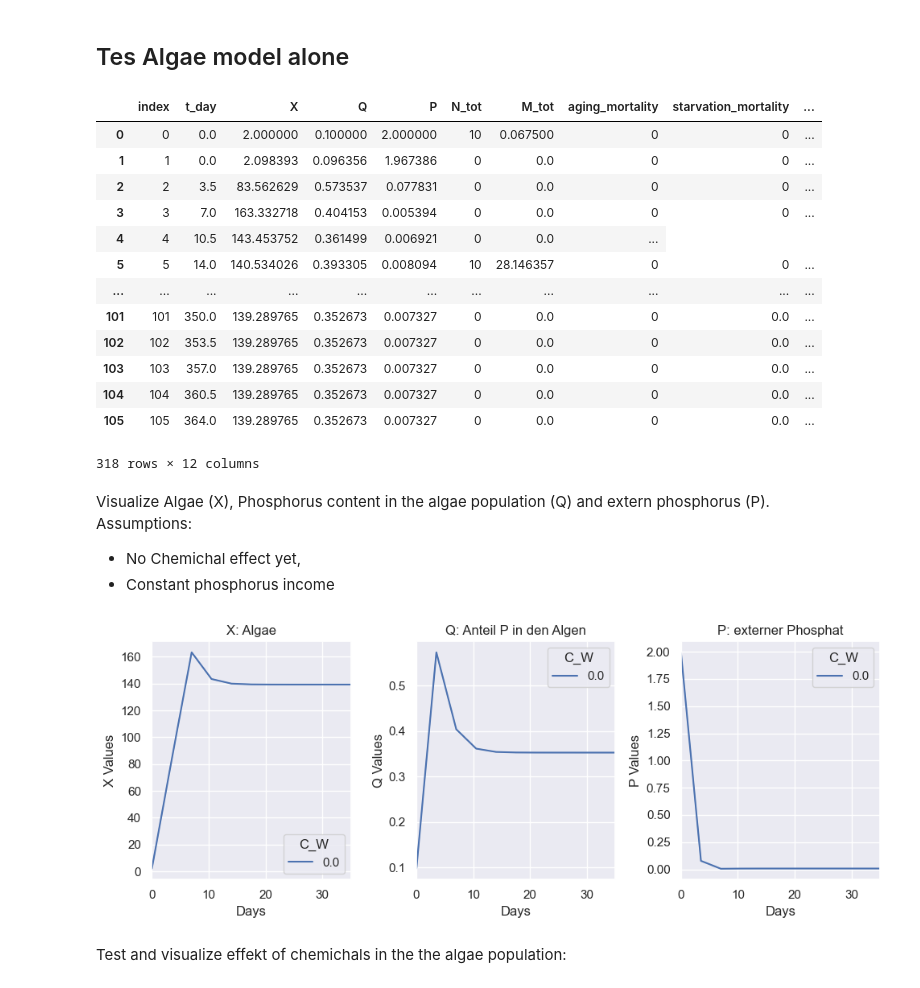
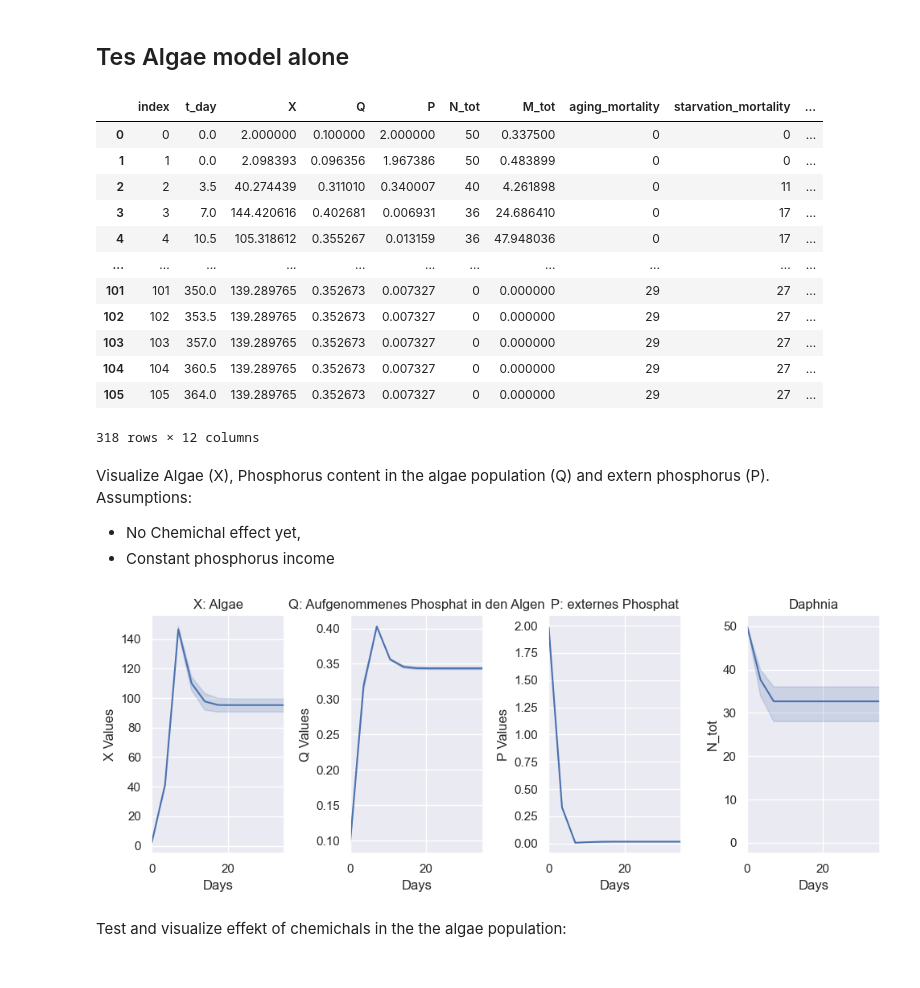
Before and after one commit to Valentin-Schwarz/mempyDEB, a Jupyter notebook: mempyDEB/DEBIBM/algea_model.ipynb, the cells around one changed output. Drawn from its saved outputs; the diff is of its cells as text; code cells hidden in the pictures.

Commit message:
more structure and better plots

```diff
--- a/mempyDEB/DEBIBM/algea_model.ipynb
+++ b/mempyDEB/DEBIBM/algea_model.ipynb
@@ -25,7 +25,7 @@ p.glb['X0'] = 2
 p.glb['P0'] = 2
 p.glb['Pdot_in'] = p.glb['D'] * p.glb['R0']
 #p.glb['tspan'] = (0,14)
-p.glb['N_0']= 0 #No Daphnia
+p.glb['N_0']= 50 #No Daphnia
 #p.glb['data_collection_interval']=1 #in order to track shorter tie intervalls
 #p.glb['tres']=24
 sim_weber = simulate_DEBIBM(p) # runs the baseline model (a variant of DEBkiss)
@@ -33,18 +33,17 @@ mout_weber, aout_weber = sim_weber
 mout_weber
 # %% [output]
 |  | index | t_day | X | Q | P | N_tot | M_tot | aging_mortality | starvation_mortality | ... |
-| 0 | 0 | 0.0 | 2.000000 | 0.100000 | 2.000000 | 10 | 0.067500 | 0 | 0 | ... |
-| 1 | 1 | 0.0 | 2.098393 | 0.096356 | 1.967386 | 0 | 0.0 | 0 | 0 | ... |
-| 2 | 2 | 3.5 | 83.562629 | 0.573537 | 0.077831 | 0 | 0.0 | 0 | 0 | ... |
-| 3 | 3 | 7.0 | 163.332718 | 0.404153 | 0.005394 | 0 | 0.0 | 0 | 0 | ... |
-| 4 | 4 | 10.5 | 143.453752 | 0.361499 | 0.006921 | 0 | 0.0 | ... |
-| 5 | 5 | 14.0 | 140.534026 | 0.393305 | 0.008094 | 10 | 28.146357 | 0 | 0 | ... |
+| 0 | 0 | 0.0 | 2.000000 | 0.100000 | 2.000000 | 50 | 0.337500 | 0 | 0 | ... |
+| 1 | 1 | 0.0 | 2.098393 | 0.096356 | 1.967386 | 50 | 0.483899 | 0 | 0 | ... |
+| 2 | 2 | 3.5 | 40.274439 | 0.311010 | 0.340007 | 40 | 4.261898 | 0 | 11 | ... |
+| 3 | 3 | 7.0 | 144.420616 | 0.402681 | 0.006931 | 36 | 24.686410 | 0 | 17 | ... |
+| 4 | 4 | 10.5 | 105.318612 | 0.355267 | 0.013159 | 36 | 47.948036 | 0 | 17 | ... |
 | ... | ... | ... | ... | ... | ... | ... | ... | ... | ... | ... |
-| 101 | 101 | 350.0 | 139.289765 | 0.352673 | 0.007327 | 0 | 0.0 | 0 | 0.0 | ... |
-| 102 | 102 | 353.5 | 139.289765 | 0.352673 | 0.007327 | 0 | 0.0 | 0 | 0.0 | ... |
-| 103 | 103 | 357.0 | 139.289765 | 0.352673 | 0.007327 | 0 | 0.0 | 0 | 0.0 | ... |
-| 104 | 104 | 360.5 | 139.289765 | 0.352673 | 0.007327 | 0 | 0.0 | 0 | 0.0 | ... |
-| 105 | 105 | 364.0 | 139.289765 | 0.352673 | 0.007327 | 0 | 0.0 | 0 | 0.0 | ... |
+| 101 | 101 | 350.0 | 139.289765 | 0.352673 | 0.007327 | 0 | 0.000000 | 29 | 27 | ... |
+| 102 | 102 | 353.5 | 139.289765 | 0.352673 | 0.007327 | 0 | 0.000000 | 29 | 27 | ... |
+| 103 | 103 | 357.0 | 139.289765 | 0.352673 | 0.007327 | 0 | 0.000000 | 29 | 27 | ... |
+| 104 | 104 | 360.5 | 139.289765 | 0.352673 | 0.007327 | 0 | 0.000000 | 29 | 27 | ... |
+| 105 | 105 | 364.0 | 139.289765 | 0.352673 | 0.007327 | 0 | 0.000000 | 29 | 27 | ... |
 318 rows × 12 columns
 # %% [markdown]
 Visualize Algae (X), Phosphorus content in the algae population (Q) and extern phosphorus (P). <br>
@@ -52,33 +51,40 @@ Assumptions: <br>
 - No Chemichal effect yet, <br>
 - Constant phosphorus income
 # %%
-fig, ax = plt.subplots(ncols = 3, figsize = (10,4))
+fig, ax = plt.subplots(ncols = 4, figsize = (10,4))
 
-sns.lineplot(data=mout_weber, x='t_day',y='X', ax= ax[0], hue='C_W' )
+sns.lineplot(data=mout_weber, x='t_day',y='X', ax= ax[0])
 ax[0].set_title('X: Algae')
 ax[0].set_xlabel('Days')
 ax[0].set_ylabel('X Values')
-ax[0].legend(title='C_W', loc='lower right')
+#ax[0].legend(title='C_W', loc='lower right')
 ax[0].set_xlim(0,35)
 
-sns.lineplot(data=mout_weber, x='t_day',y='Q', ax= ax[1], hue='C_W' )
+sns.lineplot(data=mout_weber, x='t_day',y='Q', ax= ax[1] )
 ax[1].set_title('Q: Aufgenommenes Phosphat in den Algen')
 ax[1].set_xlabel('Days')
 ax[1].set_ylabel('Q Values')
-ax[1].legend(title='C_W', loc='upper right')
+#ax[1].legend(title='C_W', loc='upper right')
 ax[1].set_xlim(0,35)
 
-sns.lineplot(data=mout_weber, x='t_day',y='P', ax= ax[2], hue='C_W' )
+sns.lineplot(data=mout_weber, x='t_day',y='P', ax= ax[2] )
 ax[2].set_title('P: externes Phosphat')
 ax[2].set_xlabel('Days')
 ax[2].set_ylabel('P Values')
-ax[2].legend(title='C_W', loc='upper right')
+##ax[2].legend(title='C_W', loc='upper right')
 ax[2].set_xlim(0,35)
+
+sns.lineplot(data=mout_weber, x='t_day',y='N_tot', ax= ax[3] )
+ax[3].set_title('Daphnia')
+ax[3].set_xlabel('Days')
+ax[3].set_ylabel('N_tot')
+#ax[3].legend(title='C_W', loc='upper right')
+ax[3].set_xlim(0,35)
 
 plt.tight_layout()
 plt.show()
 # %% [output]
-[figure, old version]
+[figure, new version]
 # %% [markdown]
 Test and visualize effekt of chemichals in the the algae population:
 # %%
```
Also changed, not shown: parts of 12 cells of this notebook, 1 other file.
